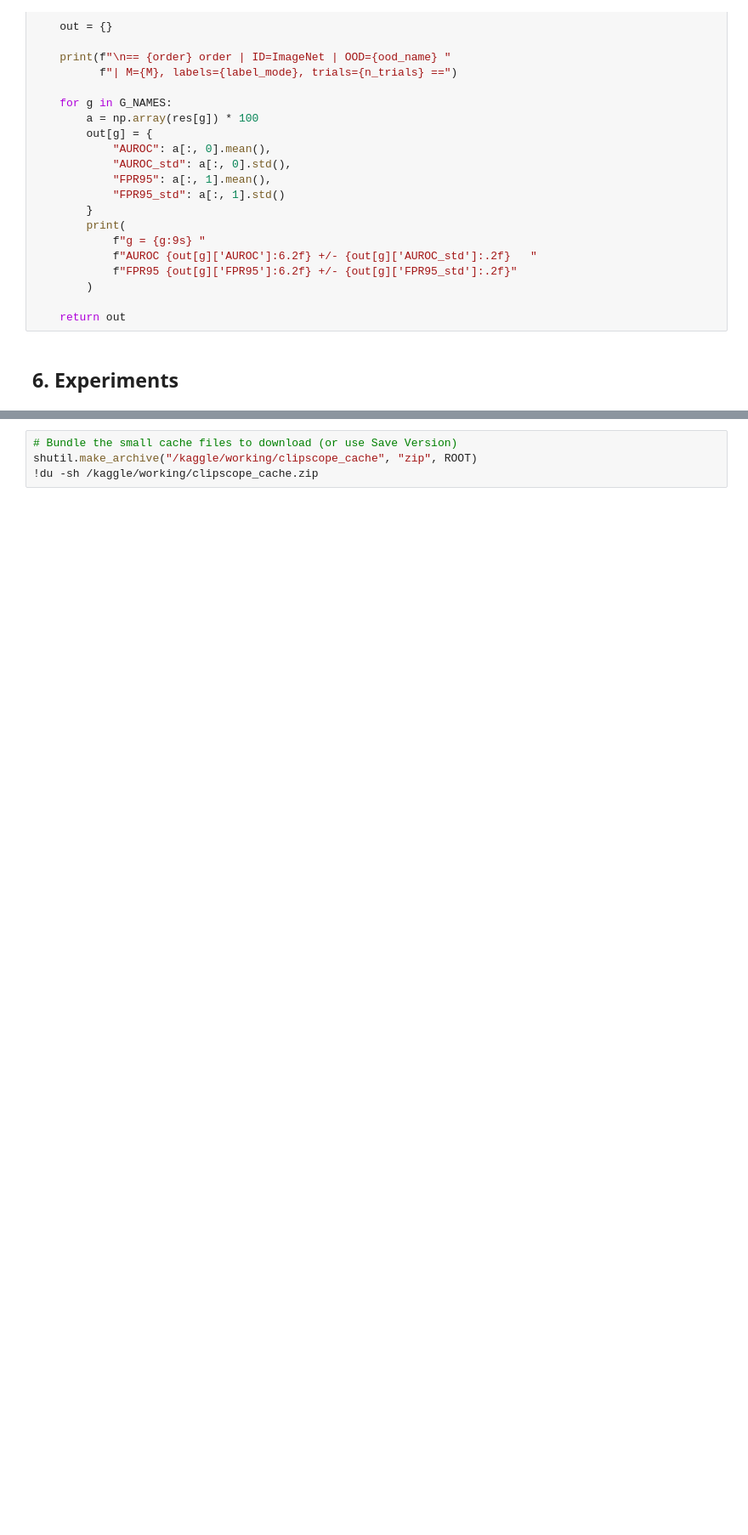
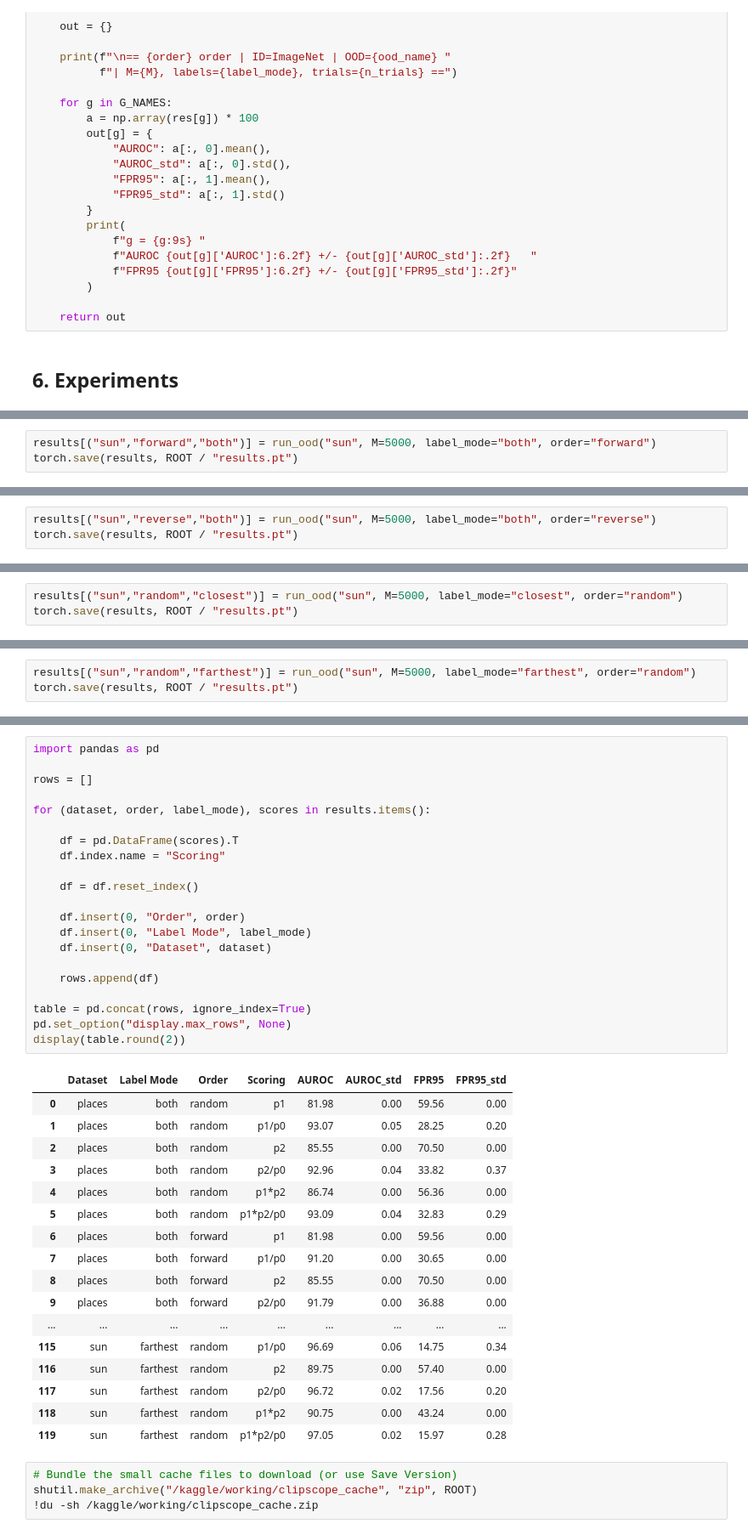
Before and after one commit to Achintha-Bandara/CLIPScope, a Jupyter notebook: kaggle_notebook.ipynb, the cells around one changed output, grey strips where cells are left out. Shown at 85% size. Cells and saved outputs as stored; diff of their text form; blank space fills up the shorter version.

Commit message:
Kaggle Notebook - Complete Results

```diff
--- a/kaggle_notebook.ipynb
+++ b/kaggle_notebook.ipynb
@@ -602,0 +545,3 @@ table.round(2)
+# %%
+results[("sun","forward","both")] = run_ood("sun", M=5000, label_mode="both", order="forward")
+torch.save(results, ROOT / "results.pt")
@@ -602,0 +556,3 @@ table.round(2)
+# %%
+results[("sun","reverse","both")] = run_ood("sun", M=5000, label_mode="both", order="reverse")
+torch.save(results, ROOT / "results.pt")
@@ -602,0 +567,3 @@ table.round(2)
+# %%
+results[("sun","random","closest")] = run_ood("sun", M=5000, label_mode="closest", order="random")
+torch.save(results, ROOT / "results.pt")
@@ -602,0 +578,3 @@ table.round(2)
+# %%
+results[("sun","random","farthest")] = run_ood("sun", M=5000, label_mode="farthest", order="random")
+torch.save(results, ROOT / "results.pt")
@@ -603,3 +589,42 @@ table.round(2)
+# %%
+import pandas as pd
+
+rows = []
+
+for (dataset, order, label_mode), scores in results.items():
+
+    df = pd.DataFrame(scores).T
+    df.index.name = "Scoring"
+
+    df = df.reset_index()
+
+    df.insert(0, "Order", order)
+    df.insert(0, "Label Mode", label_mode)
+    df.insert(0, "Dataset", dataset)
+
+    rows.append(df)
+
+table = pd.concat(rows, ignore_index=True)
+pd.set_option("display.max_rows", None)
+display(table.round(2))
+# %% [output]
+|  | Dataset | Label Mode | Order | Scoring | AUROC | AUROC_std | FPR95 | FPR95_std |
+| 0 | places | both | random | p1 | 81.98 | 0.00 | 59.56 | 0.00 |
+| 1 | places | both | random | p1/p0 | 93.07 | 0.05 | 28.25 | 0.20 |
+| 2 | places | both | random | p2 | 85.55 | 0.00 | 70.50 | 0.00 |
+| 3 | places | both | random | p2/p0 | 92.96 | 0.04 | 33.82 | 0.37 |
+| 4 | places | both | random | p1*p2 | 86.74 | 0.00 | 56.36 | 0.00 |
+| 5 | places | both | random | p1*p2/p0 | 93.09 | 0.04 | 32.83 | 0.29 |
+| 6 | places | both | forward | p1 | 81.98 | 0.00 | 59.56 | 0.00 |
+| 7 | places | both | forward | p1/p0 | 91.20 | 0.00 | 30.65 | 0.00 |
+| 8 | places | both | forward | p2 | 85.55 | 0.00 | 70.50 | 0.00 |
+| 9 | places | both | forward | p2/p0 | 91.79 | 0.00 | 36.88 | 0.00 |
+| ... | ... | ... | ... | ... | ... | ... | ... | ... |
+| 115 | sun | farthest | random | p1/p0 | 96.69 | 0.06 | 14.75 | 0.34 |
+| 116 | sun | farthest | random | p2 | 89.75 | 0.00 | 57.40 | 0.00 |
+| 117 | sun | farthest | random | p2/p0 | 96.72 | 0.02 | 17.56 | 0.20 |
+| 118 | sun | farthest | random | p1*p2 | 90.75 | 0.00 | 43.24 | 0.00 |
+| 119 | sun | farthest | random | p1*p2/p0 | 97.05 | 0.02 | 15.97 | 0.28 |
 # %%
 # Bundle the small cache files to download (or use Save Version)
 shutil.make_archive("/kaggle/working/clipscope_cache", "zip", ROOT)
```
Also changed, not shown: parts of 43 cells of this notebook.
